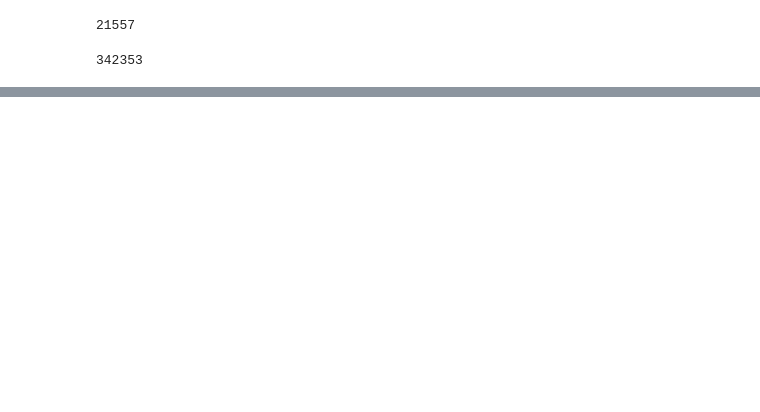
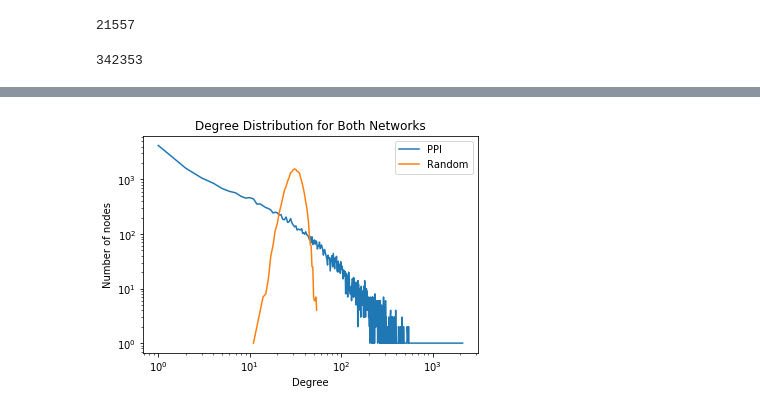
Before and after one commit to sales-lab/network-theory, a Jupyter notebook: index.ipynb, the cells around one changed output, grey strips where cells are left out. Cells and saved outputs as stored; diff of their text form; code cells hidden in the pictures; blank space fills up the shorter version.

```diff
--- a/index.ipynb
+++ b/index.ipynb
@@ -90,0 +97,2 @@ g.GetEdges()
+# %%
+rg = snap.GenRndGnm(snap.TUNGraph, g.GetNodes(), g.GetEdges())
@@ -90,0 +161,16 @@ g.GetEdges()
+# %%
+rnd_distrib = [(p.GetVal1(), p.GetVal2()) for p in rg.GetDegCnt()]
+rxs = [p[0] for p in rnd_distrib]
+rys = [p[1] for p in rnd_distrib]
+
+fig, ax = plt.subplots()
+ax.loglog(xs, ys, label = "PPI")
+ax.loglog(rxs, rys, label = "Random")
+ax.set_xlabel("Degree")
+ax.set_ylabel("Number of nodes")
+ax.set_title("Degree Distribution for Both Networks")
+
+ax.legend()
+plt.show()
+# %% [output]
+[figure, added]
```
Also changed, not shown: parts of 33 cells of this notebook, 2 other files.
